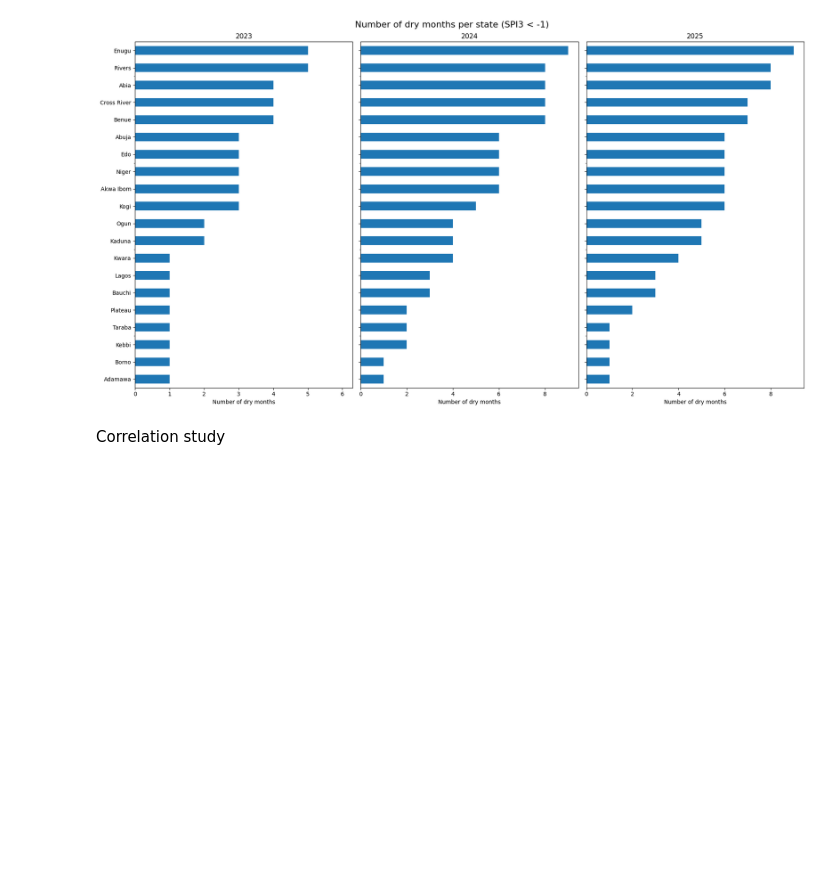
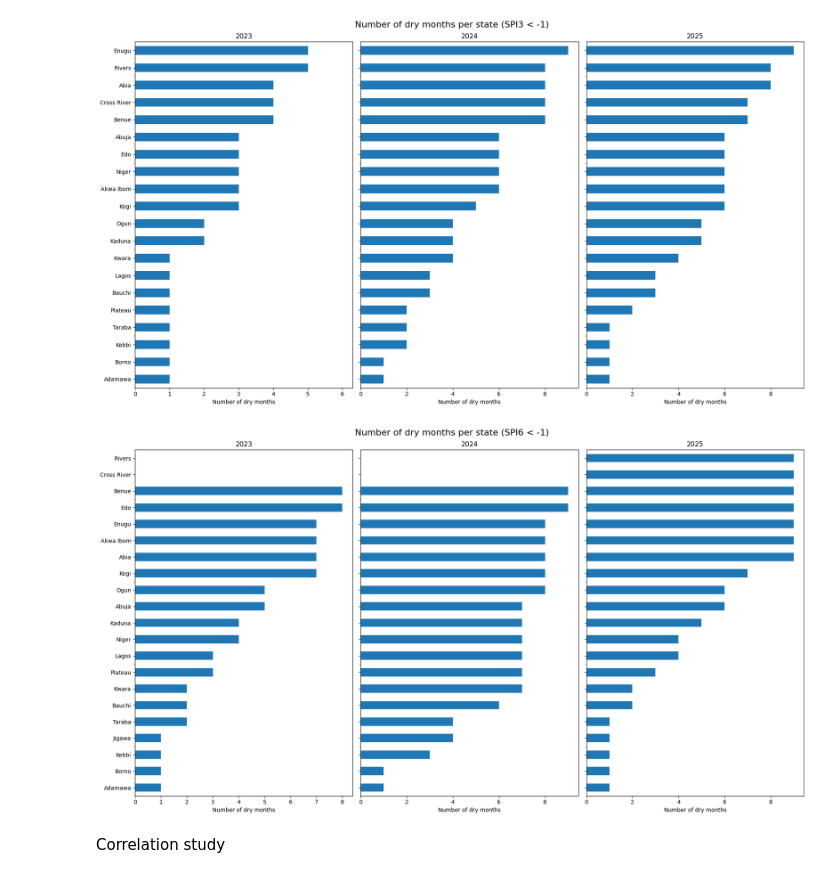
Before and after one commit to tnourlyn/Projet-de-Statapp---WFP-, a Jupyter notebook: SPI_treatement.ipynb, the cells around one changed output. Saved outputs shown, nothing was run; the diff lists cells and outputs as text; code cells hidden in the pictures; blank space fills up the shorter version.

```diff
--- a/SPI_treatement.ipynb
+++ b/SPI_treatement.ipynb
@@ -335,7 +335,7 @@ SPI6 Representation
 spi6_2023 = data_merge[data_merge["year"] == 2023]
 
 months = [6,12]
-month_names = ["juin","December"]
+month_names = ["june","December"]
 
 fig, axes = plt.subplots(1, 2, figsize=(18, 16))
 
@@ -539,6 +539,44 @@ plt.tight_layout()
 plt.show()
 # %% [output]
 [figure]
+# %%
+def plot_dry_months_by_state(ax, data, year, threshold=-1):
+
+    # Filtrer mois secs de l'année
+    dry_months = data[
+        (data["SPI_Cum6"] < threshold) &
+        (data["year"] == year)
+    ]
+
+    # Compter nb de mois secs par État
+    dry_counts = (
+        dry_months
+        .groupby("State")
+        .size()
+        .sort_values()
+    )
+
+    # Plot dans l'axe donné
+    dry_counts.plot(kind="barh", ax=ax)
+
+    ax.set_title(f"{year}")
+    ax.set_xlabel("Number of dry months")
+    ax.set_ylabel("")
+
+# --- Figure mosaïque ---
+fig, axes = plt.subplots(1, 3, figsize=(18, 10), sharey=True)
+
+years = [2023, 2024, 2025]
+
+for ax, y in zip(axes, years):
+    plot_dry_months_by_state(ax, data_merge, y)
+
+fig.suptitle("Number of dry months per state (SPI6 < -1)", fontsize=16)
+
+plt.tight_layout()
+plt.show()
+# %% [output]
+[figure, added]
 # %% [markdown]
 Correlation study
 # %%
```
